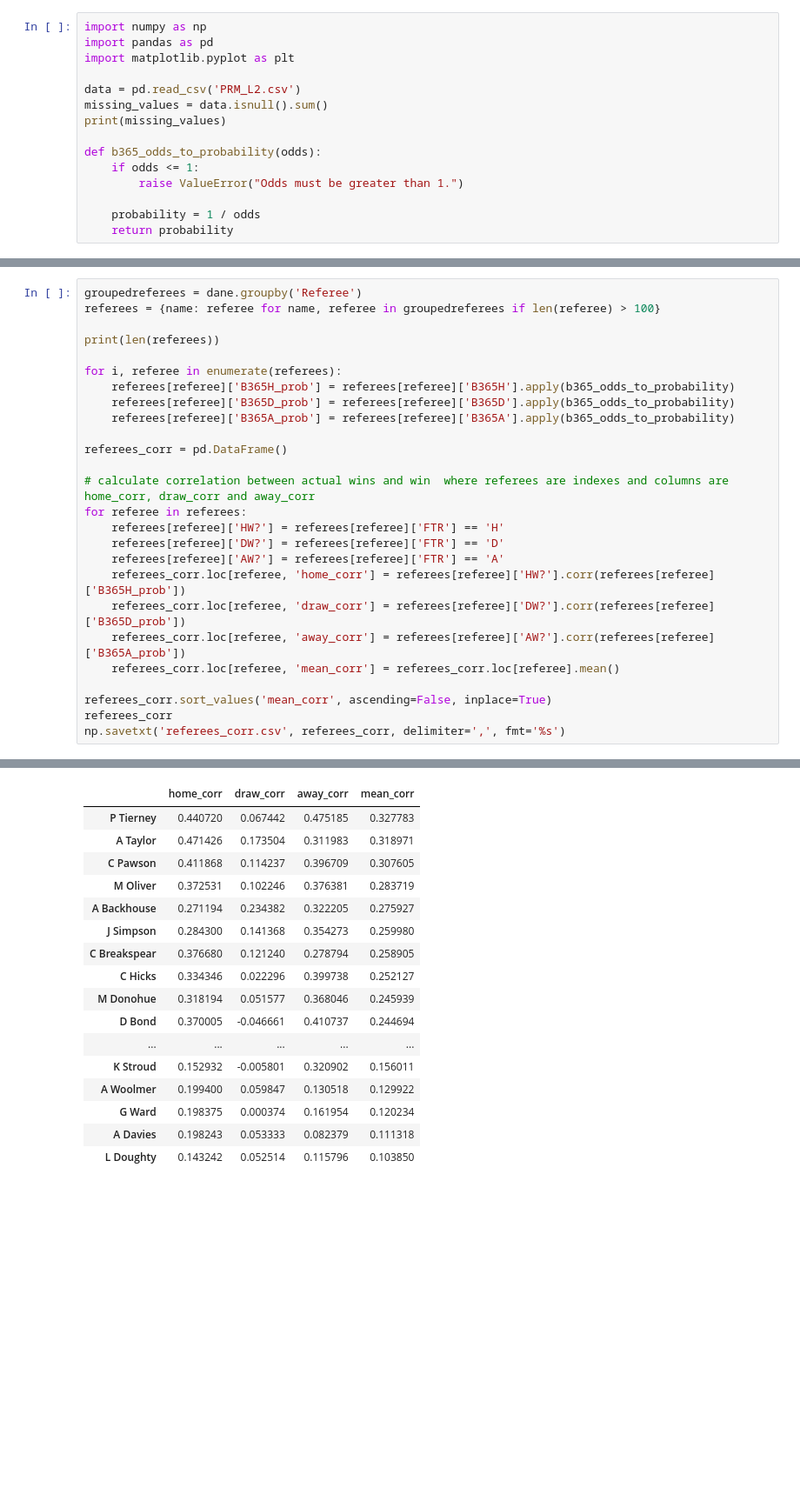
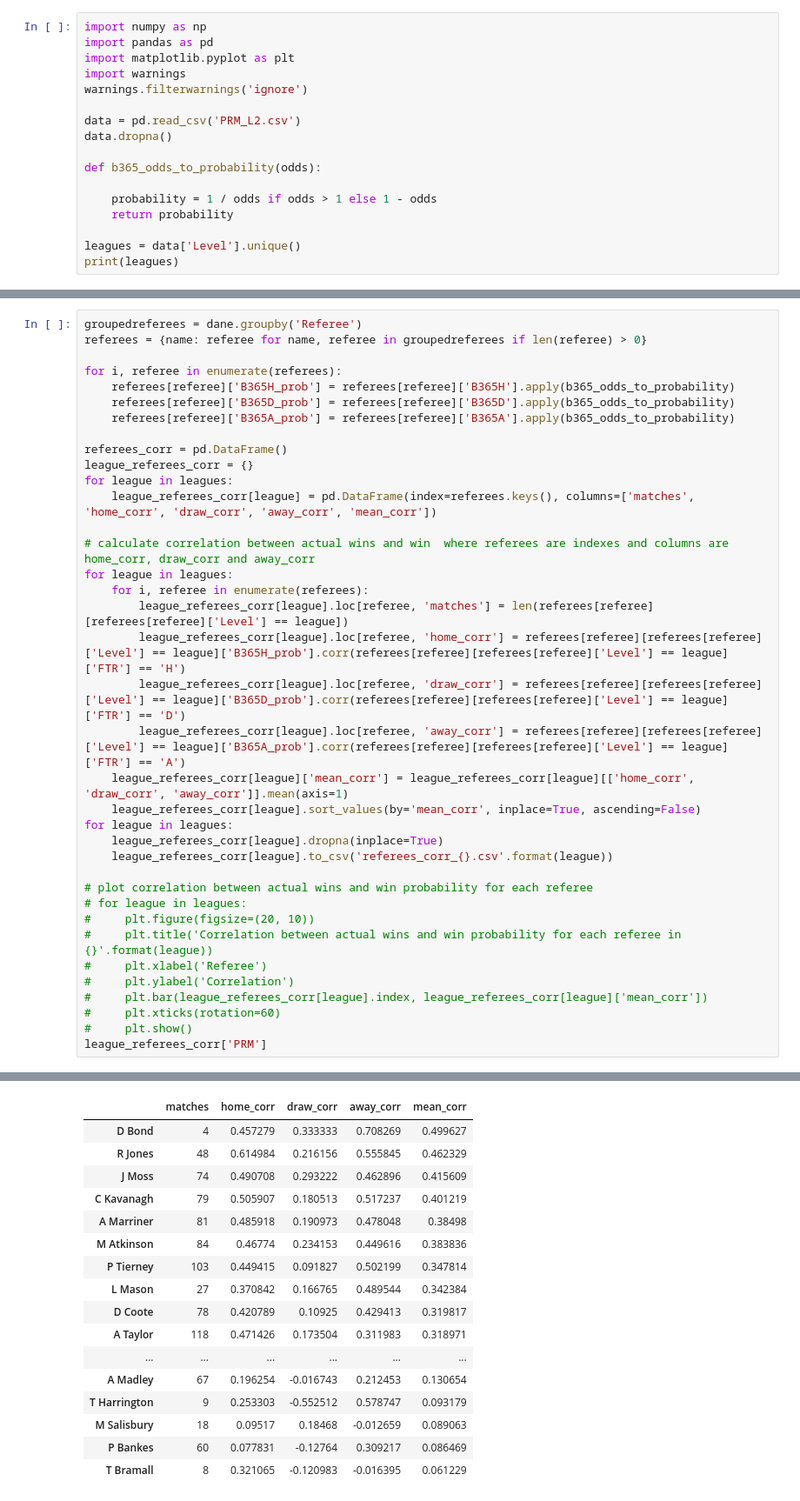
Before and after one commit to jakubzie/HackathonAGH, a Jupyter notebook: wizualizacja.ipynb, the cells around one changed output, grey strips where cells are left out. Shown: that part at 87% size. Saved outputs shown, nothing was run; the diff lists cells and outputs as text; blank space fills up the shorter version.

```diff
--- a/wizualizacja.ipynb
+++ b/wizualizacja.ipynb
@@ -2,15 +2,17 @@
 import numpy as np
 import pandas as pd
 import matplotlib.pyplot as plt
+import warnings
+warnings.filterwarnings('ignore')
 
 data = pd.read_csv('PRM_L2.csv')
-missing_values = data.isnull().sum()
-print(missing_values)
+data.dropna()
 
 def b365_odds_to_probability(odds):
-    if odds <= 1:
-        raise ValueError("Odds must be greater than 1.")
 
-    probability = 1 / odds
+    probability = 1 / odds if odds > 1 else 1 - odds
     return probability
+
+leagues = data['Level'].unique()
+print(leagues)
 # %% [output]
@@ -34,8 +20,6 @@ dtype: int64
 # %%
 groupedreferees = dane.groupby('Referee')
-referees = {name: referee for name, referee in groupedreferees if len(referee) > 100}
-
-print(len(referees))
+referees = {name: referee for name, referee in groupedreferees if len(referee) > 0}
 
 for i, referee in enumerate(referees):
     referees[referee]['B365H_prob'] = referees[referee]['B365H'].apply(b365_odds_to_probability)
@@ -43,18 +27,31 @@ for i, referee in enumerate(referees):
     referees[referee]['B365A_prob'] = referees[referee]['B365A'].apply(b365_odds_to_probability)
 
 referees_corr = pd.DataFrame()
+league_referees_corr = {}
+for league in leagues:
+    league_referees_corr[league] = pd.DataFrame(index=referees.keys(), columns=['matches', 'home_corr', 'draw_corr', 'away_corr', 'mean_corr'])
 
 # calculate correlation between actual wins and win  where referees are indexes and columns are home_corr, draw_corr and away_corr
-for referee in referees:
-    referees[referee]['HW?'] = referees[referee]['FTR'] == 'H'
-    referees[referee]['DW?'] = referees[referee]['FTR'] == 'D'
-    referees[referee]['AW?'] = referees[referee]['FTR'] == 'A'
-    referees_corr.loc[referee, 'home_corr'] = referees[referee]['HW?'].corr(referees[referee]['B365H_prob'])
-    referees_corr.loc[referee, 'draw_corr'] = referees[referee]['DW?'].corr(referees[referee]['B365D_prob'])
-    referees_corr.loc[referee, 'away_corr'] = referees[referee]['AW?'].corr(referees[referee]['B365A_prob'])
-    referees_corr.loc[referee, 'mean_corr'] = referees_corr.loc[referee].mean()
+for league in leagues:
+    for i, referee in enumerate(referees):
+        league_referees_corr[league].loc[referee, 'matches'] = len(referees[referee][referees[referee]['Level'] == league])
+        league_referees_corr[league].loc[referee, 'home_corr'] = referees[referee][referees[referee]['Level'] == league]['B365H_prob'].corr(referees[referee][referees[referee]['Level'] == league]['FTR'] == 'H')
+        league_referees_corr[league].loc[referee, 'draw_corr'] = referees[referee][referees[referee]['Level'] == league]['B365D_prob'].corr(referees[referee][referees[referee]['Level'] == league]['FTR'] == 'D')
+        league_referees_corr[league].loc[referee, 'away_corr'] = referees[referee][referees[referee]['Level'] == league]['B365A_prob'].corr(referees[referee][referees[referee]['Level'] == league]['FTR'] == 'A')
+    league_referees_corr[league]['mean_corr'] = league_referees_corr[league][['home_corr', 'draw_corr', 'away_corr']].mean(axis=1)
+    league_referees_corr[league].sort_values(by='mean_corr', inplace=True, ascending=False)
+for league in leagues:
+    league_referees_corr[league].dropna(inplace=True)
+    league_referees_corr[league].to_csv('referees_corr_{}.csv'.format(league))
 
-referees_corr.sort_values('mean_corr', ascending=False, inplace=True)
-referees_corr
-np.savetxt('referees_corr.csv', referees_corr, delimiter=',', fmt='%s')
+# plot correlation between actual wins and win probability for each referee
+# for league in leagues:
+#     plt.figure(figsize=(20, 10))
+#     plt.title('Correlation between actual wins and win probability for each referee in {}'.format(league))
+#     plt.xlabel('Referee')
+#     plt.ylabel('Correlation')
+#     plt.bar(league_referees_corr[league].index, league_referees_corr[league]['mean_corr'])
+#     plt.xticks(rotation=60)
+#     plt.show()
+league_referees_corr['PRM']
 # %% [output]
@@ -62,17 +58,17 @@ np.savetxt('referees_corr.csv', referees_corr, delimiter=',', fmt='%s')
-|  | home_corr | draw_corr | away_corr | mean_corr |
-| P Tierney | 0.440720 | 0.067442 | 0.475185 | 0.327783 |
-| A Taylor | 0.471426 | 0.173504 | 0.311983 | 0.318971 |
-| C Pawson | 0.411868 | 0.114237 | 0.396709 | 0.307605 |
-| M Oliver | 0.372531 | 0.102246 | 0.376381 | 0.283719 |
-| A Backhouse | 0.271194 | 0.234382 | 0.322205 | 0.275927 |
-| J Simpson | 0.284300 | 0.141368 | 0.354273 | 0.259980 |
-| C Breakspear | 0.376680 | 0.121240 | 0.278794 | 0.258905 |
-| C Hicks | 0.334346 | 0.022296 | 0.399738 | 0.252127 |
-| M Donohue | 0.318194 | 0.051577 | 0.368046 | 0.245939 |
-| D Bond | 0.370005 | -0.046661 | 0.410737 | 0.244694 |
-| ... | ... | ... | ... | ... |
-| K Stroud | 0.152932 | -0.005801 | 0.320902 | 0.156011 |
-| A Woolmer | 0.199400 | 0.059847 | 0.130518 | 0.129922 |
-| G Ward | 0.198375 | 0.000374 | 0.161954 | 0.120234 |
-| A Davies | 0.198243 | 0.053333 | 0.082379 | 0.111318 |
-| L Doughty | 0.143242 | 0.052514 | 0.115796 | 0.103850 |
+|  | matches | home_corr | draw_corr | away_corr | mean_corr |
+| D Bond | 4 | 0.457279 | 0.333333 | 0.708269 | 0.499627 |
+| R Jones | 48 | 0.614984 | 0.216156 | 0.555845 | 0.462329 |
+| J Moss | 74 | 0.490708 | 0.293222 | 0.462896 | 0.415609 |
+| C Kavanagh | 79 | 0.505907 | 0.180513 | 0.517237 | 0.401219 |
+| A Marriner | 81 | 0.485918 | 0.190973 | 0.478048 | 0.38498 |
+| M Atkinson | 84 | 0.46774 | 0.234153 | 0.449616 | 0.383836 |
+| P Tierney | 103 | 0.449415 | 0.091827 | 0.502199 | 0.347814 |
+| L Mason | 27 | 0.370842 | 0.166765 | 0.489544 | 0.342384 |
+| D Coote | 78 | 0.420789 | 0.10925 | 0.429413 | 0.319817 |
+| A Taylor | 118 | 0.471426 | 0.173504 | 0.311983 | 0.318971 |
+| ... | ... | ... | ... | ... | ... |
+| A Madley | 67 | 0.196254 | -0.016743 | 0.212453 | 0.130654 |
+| T Harrington | 9 | 0.253303 | -0.552512 | 0.578747 | 0.093179 |
+| M Salisbury | 18 | 0.09517 | 0.18468 | -0.012659 | 0.089063 |
+| P Bankes | 60 | 0.077831 | -0.12764 | 0.309217 | 0.086469 |
+| T Bramall | 8 | 0.321065 | -0.120983 | -0.016395 | 0.061229 |
```
Also changed, not shown: parts of 3 cells of this notebook, 4 other files.
